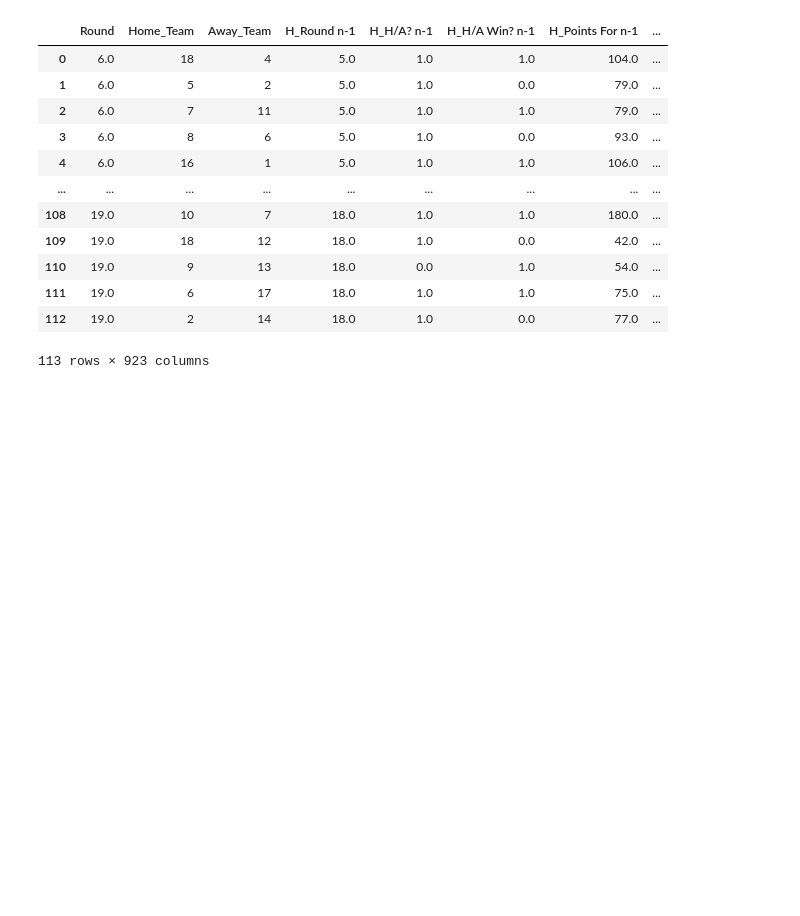
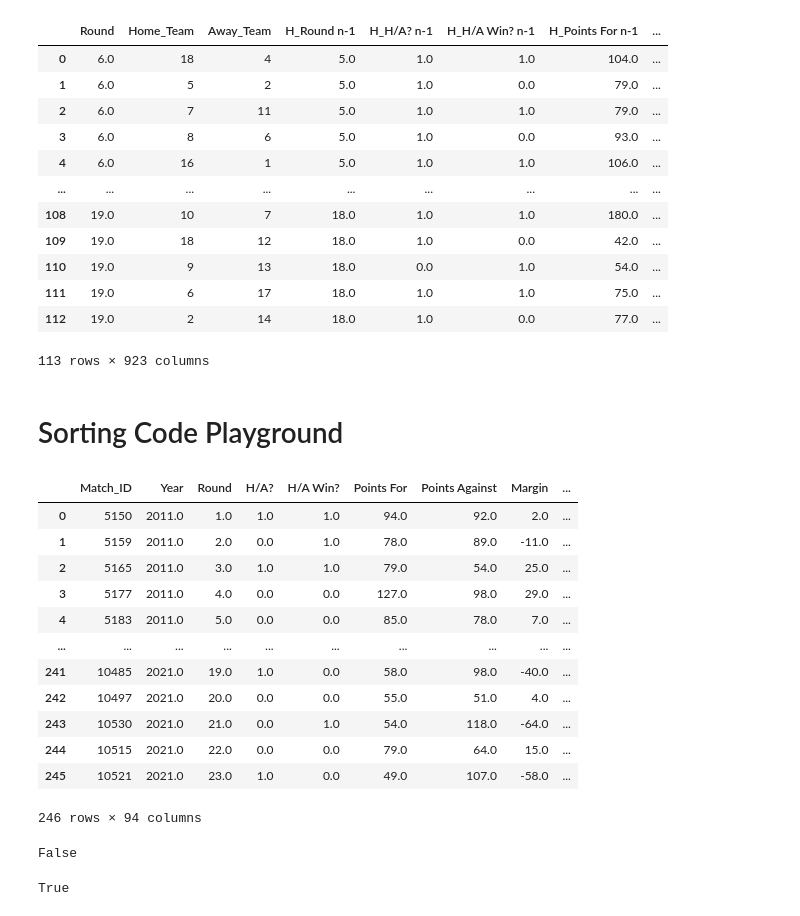
Before and after one commit to mitchgill16/AFL_Data, a Jupyter notebook: django_AFL_ML/data_cleaning.ipynb, the cells around one changed output. Drawn from its saved outputs; the diff is of its cells as text; code cells hidden in the pictures; blank space fills up the shorter version.

```diff
--- a/django_AFL_ML/data_cleaning.ipynb
+++ b/django_AFL_ML/data_cleaning.ipynb
@@ -128,3 +128,32 @@ my_df
 | 111 | 19.0 | 6 | 17 | 18.0 | 1.0 | 1.0 | 75.0 | ... |
 | 112 | 19.0 | 2 | 14 | 18.0 | 1.0 | 0.0 | 77.0 | ... |
 113 rows × 923 columns
+# %% [markdown]
+# Sorting Code Playground
+# %%
+df = pd.read_csv('Data/Fremantle_clean_stats.csv')
+df
+# %% [output]
+|  | Match_ID | Year | Round | H/A? | H/A Win? | Points For | Points Against | Margin | ... |
+| 0 | 5150 | 2011.0 | 1.0 | 1.0 | 1.0 | 94.0 | 92.0 | 2.0 | ... |
+| 1 | 5159 | 2011.0 | 2.0 | 0.0 | 1.0 | 78.0 | 89.0 | -11.0 | ... |
+| 2 | 5165 | 2011.0 | 3.0 | 1.0 | 1.0 | 79.0 | 54.0 | 25.0 | ... |
+| 3 | 5177 | 2011.0 | 4.0 | 0.0 | 0.0 | 127.0 | 98.0 | 29.0 | ... |
+| 4 | 5183 | 2011.0 | 5.0 | 0.0 | 0.0 | 85.0 | 78.0 | 7.0 | ... |
+| ... | ... | ... | ... | ... | ... | ... | ... | ... | ... |
+| 241 | 10485 | 2021.0 | 19.0 | 1.0 | 0.0 | 58.0 | 98.0 | -40.0 | ... |
+| 242 | 10497 | 2021.0 | 20.0 | 0.0 | 0.0 | 55.0 | 51.0 | 4.0 | ... |
+| 243 | 10530 | 2021.0 | 21.0 | 0.0 | 1.0 | 54.0 | 118.0 | -64.0 | ... |
+| 244 | 10515 | 2021.0 | 22.0 | 0.0 | 0.0 | 79.0 | 64.0 | 15.0 | ... |
+| 245 | 10521 | 2021.0 | 23.0 | 1.0 | 0.0 | 49.0 | 107.0 | -58.0 | ... |
+246 rows × 94 columns
+# %%
+s_df = df.sample(frac=1)
+s_df.equals(df)
+# %% [output]
+False
+# %%
+s_df = s_df.sort_values(["Year", "Round"], ascending = (True, True))
+s_df.equals(df)
+# %% [output]
+True
```
Also changed, not shown: 1 other file.
